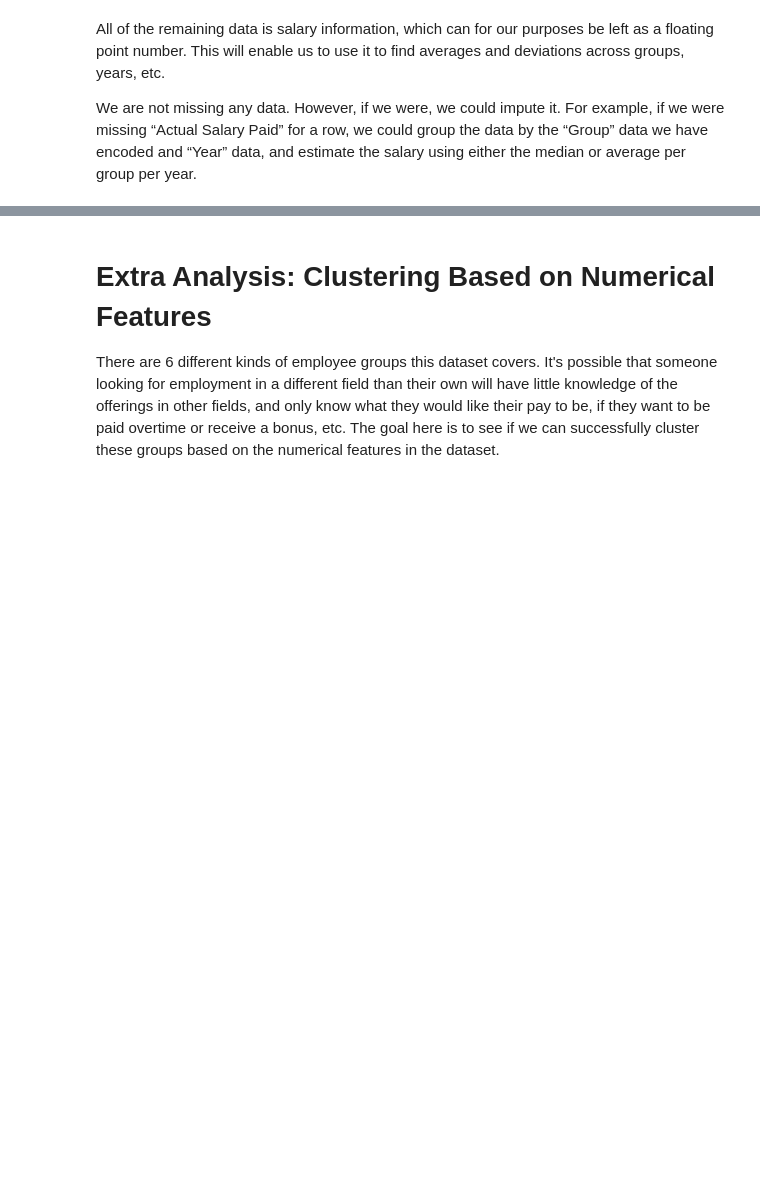
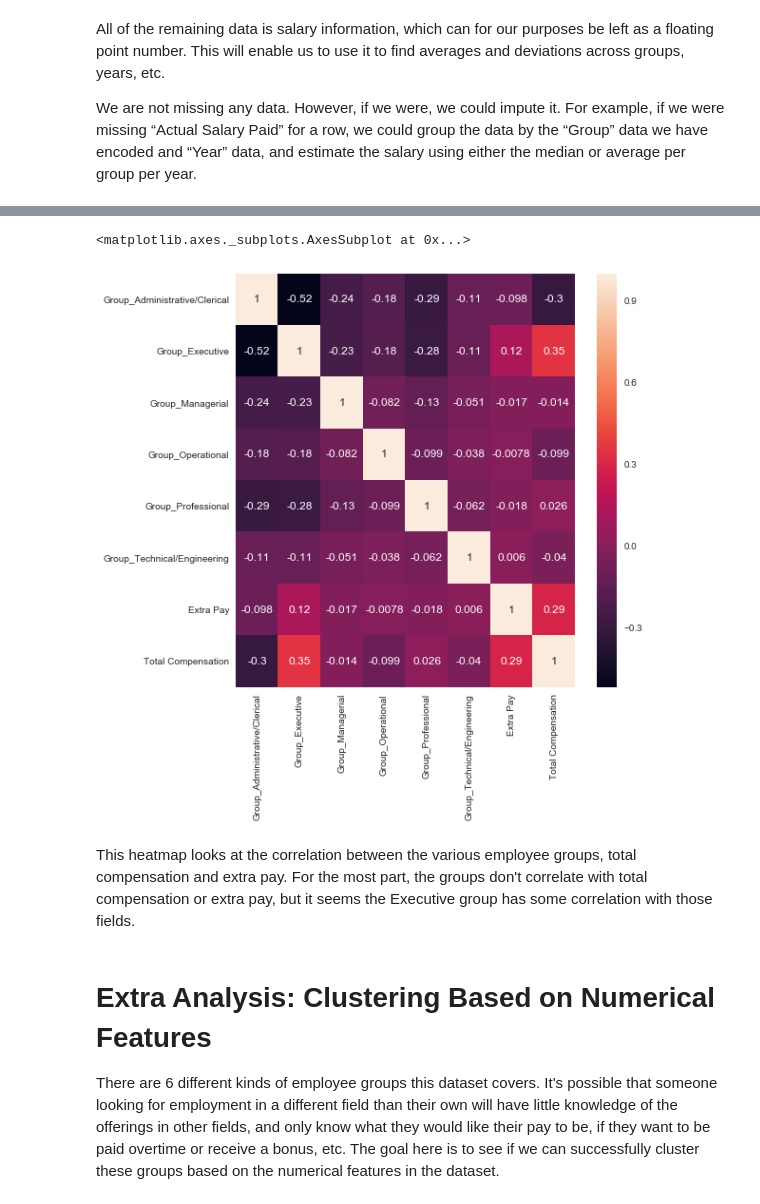
Before and after one commit to michaelcwatts123/JLab, a Jupyter notebook: Lab1.ipynb, the cells around one changed output, grey strips where cells are left out. Saved outputs shown, nothing was run; the diff lists cells and outputs as text; code cells hidden in the pictures; blank space fills up the shorter version.

```diff
--- a/Lab1.ipynb
+++ b/Lab1.ipynb
@@ -233,3 +245,14 @@ We are not missing any data. However, if we were, we could impute it. For exampl
+# %%
+heatmap_columns_2 = ['Group_Administrative/Clerical', 'Group_Executive',
+                     'Group_Managerial', 'Group_Operational', 'Group_Professional',
+                     'Group_Technical/Engineering', 'Extra Pay', 'Total Compensation']
+f, ax = plt.subplots(figsize=(8, 8))
+sns.heatmap(dataFrame[heatmap_columns_2].corr(), cmap=cmap, annot=True)
+# %% [output]
+<matplotlib.axes._subplots.AxesSubplot at 0x...>
+[figure, added]
+# %% [markdown]
+This heatmap looks at the correlation between the various employee groups, total compensation and extra pay.  For the most part, the groups don't correlate with total compensation or extra pay, but it seems the Executive group has some correlation with those fields.
 # %% [markdown]
 # Extra Analysis: Clustering Based on Numerical Features
 There are 6 different kinds of employee groups this dataset covers.  It's possible that someone looking for employment in a different field than their own will have little knowledge of the offerings in other fields, and only know what they would like their pay to be, if they want to be paid overtime or receive a bonus, etc.  The goal here is to see if we can successfully cluster these groups based on the numerical features in the dataset.
```
Also changed, not shown: parts of 8 cells of this notebook.
